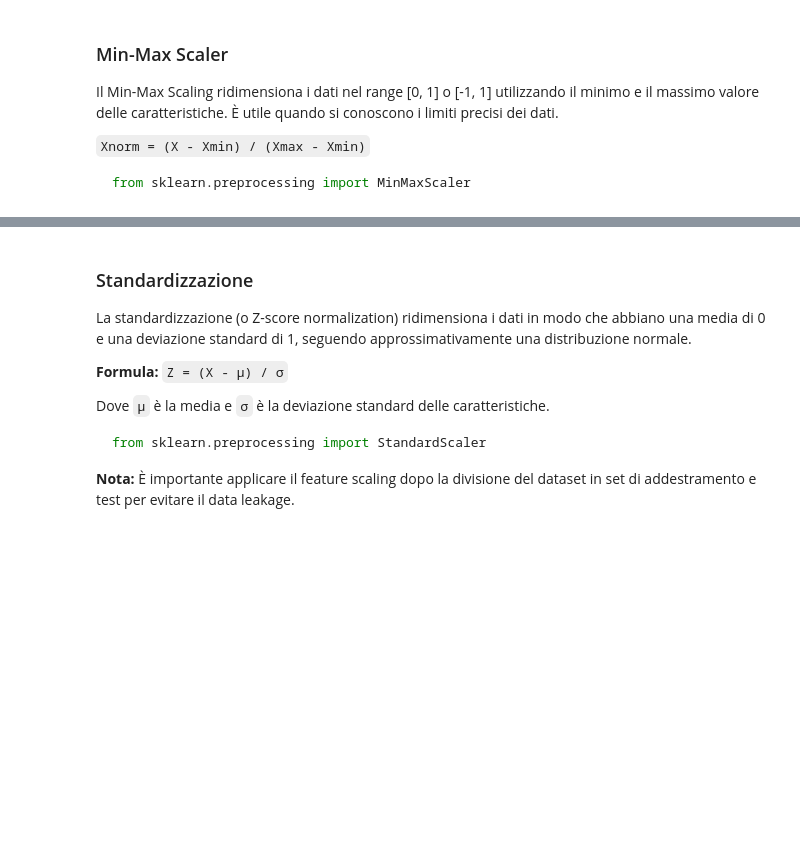
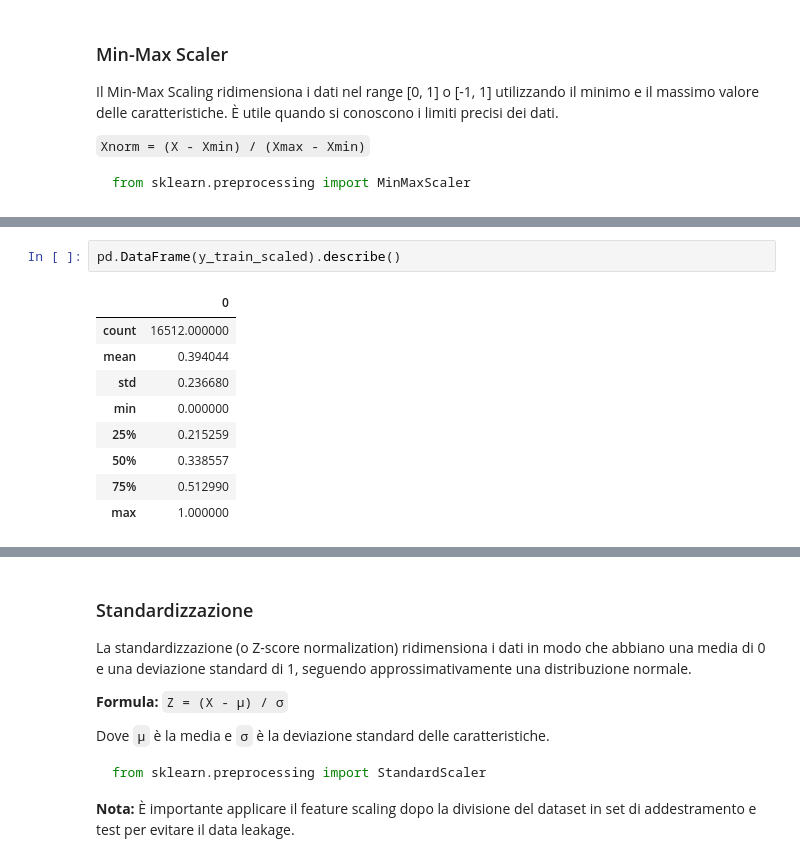
Before and after one commit to Svved/ITS_FirstProject, a Jupyter notebook: Esercizi/CaliforniaHousing.ipynb, the cells around one changed output, grey strips where cells are left out. Cells and saved outputs as stored; diff of their text form; blank space fills up the shorter version.

```diff
--- a/Esercizi/CaliforniaHousing.ipynb
+++ b/Esercizi/CaliforniaHousing.ipynb
@@ -797,0 +826,12 @@ from sklearn.preprocessing import MinMaxScaler
+# %%
+pd.DataFrame(y_train_scaled).describe()
+# %% [output]
+|  | 0 |
+| count | 16512.000000 |
+| mean | 0.394044 |
+| std | 0.236680 |
+| min | 0.000000 |
+| 25% | 0.215259 |
+| 50% | 0.338557 |
+| 75% | 0.512990 |
+| max | 1.000000 |
```
Also changed, not shown: parts of 6 cells of this notebook.
